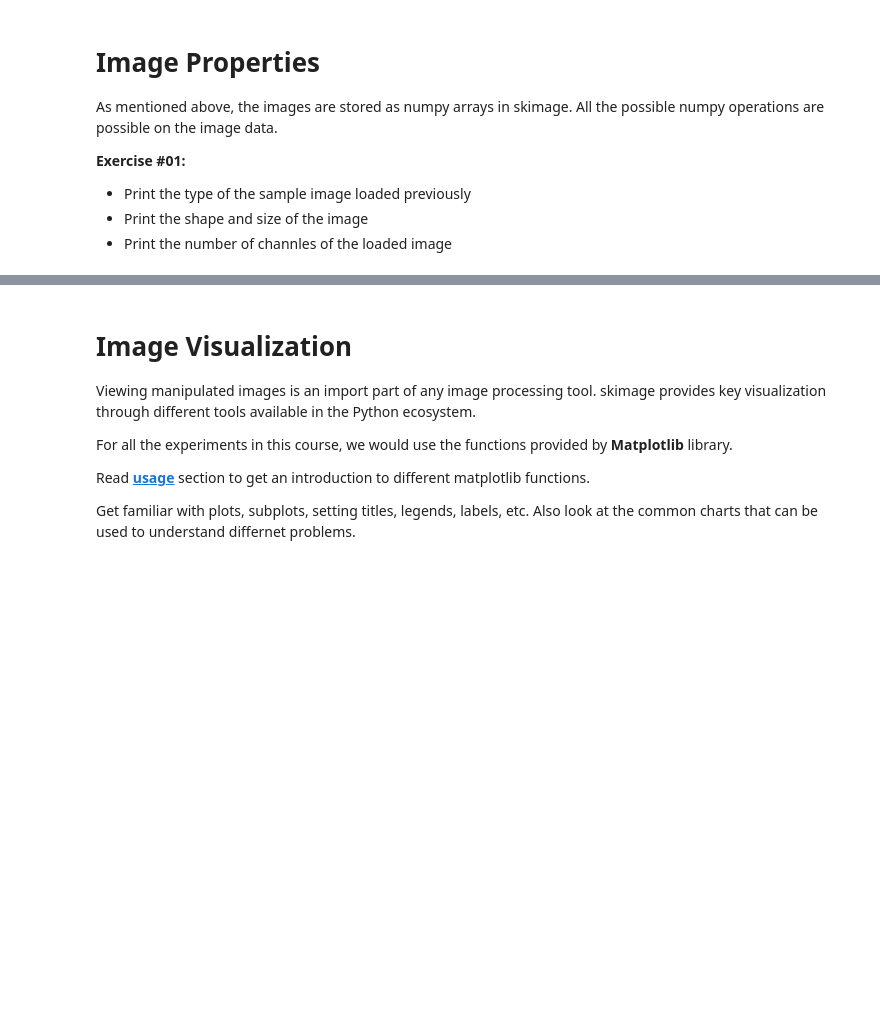
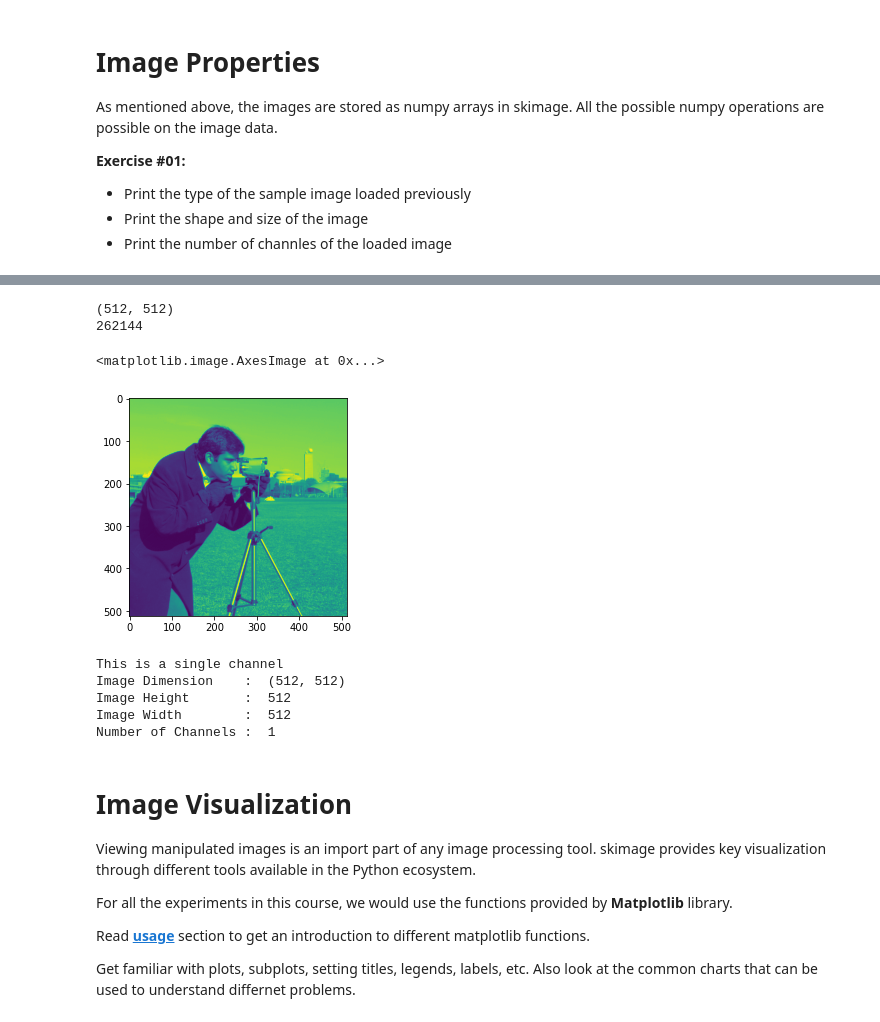
Before and after one commit to EjbejaranosAI/MAI-UPC, a Jupyter notebook: CV/2021/lab_1_introduction/P1_28_sep_2021_introduction/introduction_to_skimage.ipynb, the cells around one changed output, grey strips where cells are left out. Cells and saved outputs as stored; diff of their text form; code cells hidden in the pictures; blank space fills up the shorter version.

```diff
--- a/CV/2021/lab_1_introduction/P1_28_sep_2021_introduction/introduction_to_skimage.ipynb
+++ b/CV/2021/lab_1_introduction/P1_28_sep_2021_introduction/introduction_to_skimage.ipynb
@@ -48,3 +61,54 @@ As mentioned above, the images are stored as numpy arrays in skimage. All the po
+# %%
+print(camera_image.shape)
+print(camera_image.size)
+
+from matplotlib import pyplot as plt
+plt.imshow(camera_image)
+# %% [output]
+(512, 512)
+262144
+<matplotlib.image.AxesImage at 0x...>
+[figure, added]
+# %%
+if camera_image.ndim == 2:
+
+    channels = 1 #single (grayscale)
+    print("This is a single channel")
+    # get dimensions of image
+    dimensions = camera_image.shape
+
+    # height, width, number of channels in image
+    height = camera_image.shape[0]
+    width = camera_image.shape[1]
+    #channels = img.shape[2]
+
+    print('Image Dimension    : ',dimensions)
+    print('Image Height       : ',height)
+    print('Image Width        : ',width)
+    print('Number of Channels : ',channels)
+
+if camera_image.ndim == 3:
+
+    channels = img.shape[-1]
+    print("This image have 3D ")
+    # get dimensions of image
+    dimensions = img.shape
+
+    # height, width, number of channels in image
+    height = camera_image.shape[0]
+    width = camera_image.shape[1]
+    channels = camera_image.shape[2]
+
+    print('Image Dimension    : ',dimensions)
+    print('Image Height       : ',height)
+    print('Image Width        : ',width)
+    print('Number of Channels : ',channels)
+# %% [output]
+This is a single channel
+Image Dimension    :  (512, 512)
+Image Height       :  512
+Image Width        :  512
+Number of Channels :  1
 # %% [markdown]
 # Image Visualization
 Viewing manipulated images is an import part of any image processing tool. skimage provides key visualization through different tools available in the Python ecosystem.
```
Also changed, not shown: parts of 13 cells of this notebook, 2 other files.
